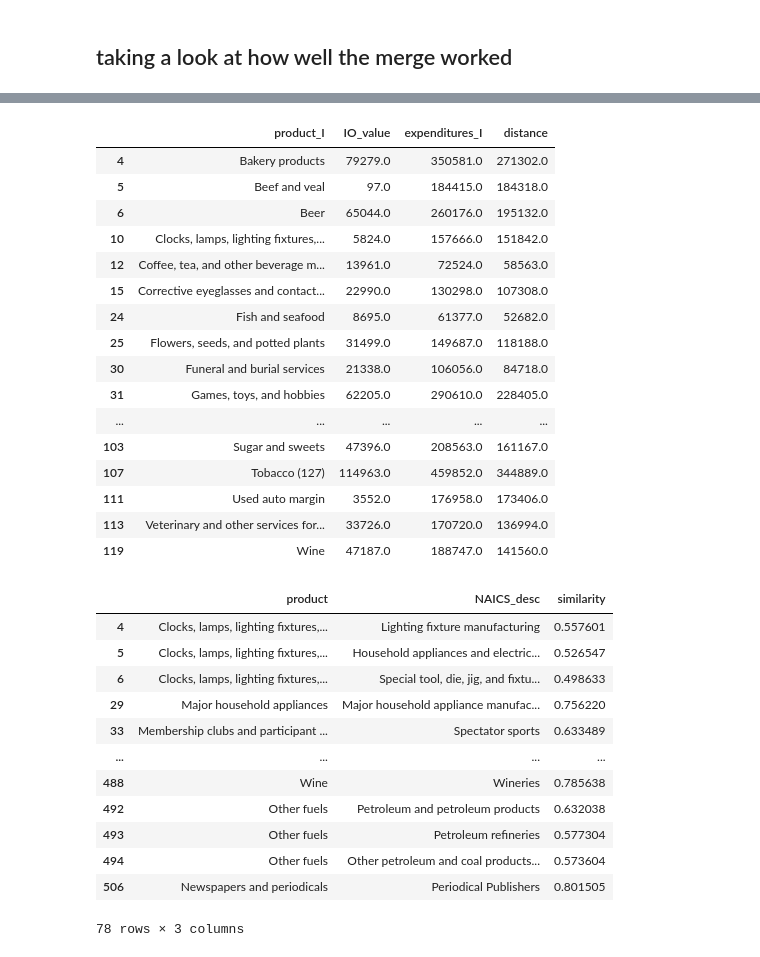
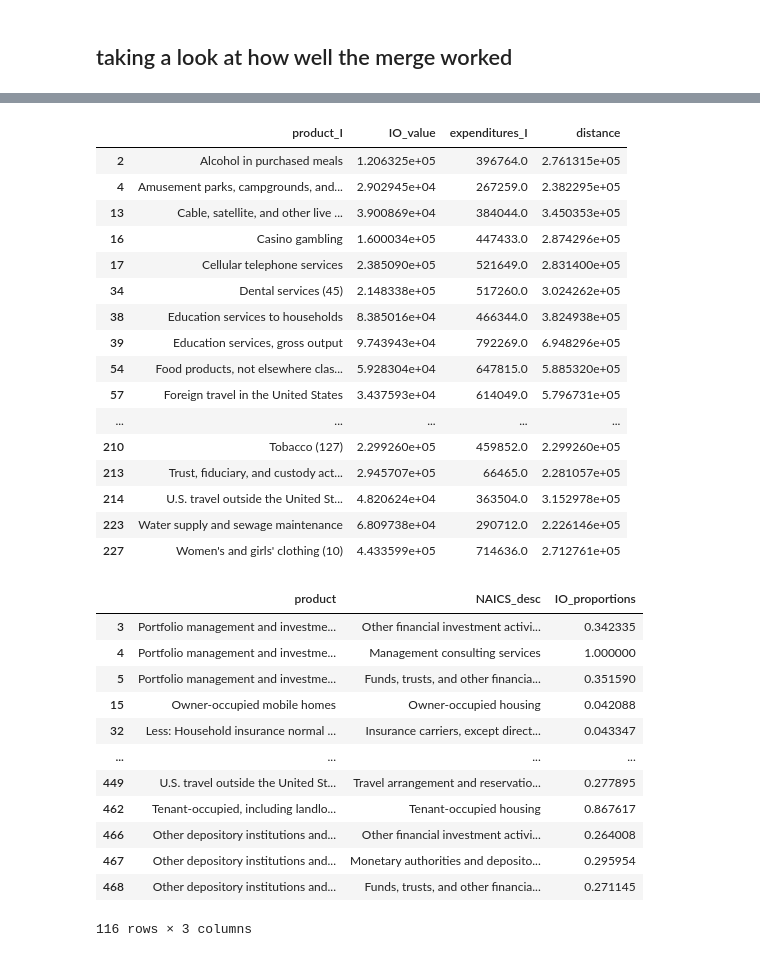
Before and after one commit to emilyfu1/shocks_productionnetworks, a Jupyter notebook: mergechecks.ipynb, the cells around one changed output, grey strips where cells are left out. Saved outputs shown, nothing was run; the diff lists cells and outputs as text; code cells hidden in the pictures.

```diff
--- a/mergechecks.ipynb
+++ b/mergechecks.ipynb
@@ -33,7 +29,7 @@ len(set(data2017['product_I']))
 byproduct['distance'] = np.abs(byproduct['IO_value'] - byproduct['expenditures_I'])
 
 # kinda "outliers" that have a very different value
-outlier_threshold = 50000
+outlier_threshold = 200000
 
 # Filter only the points that are outliers
 outliers = byproduct[byproduct['distance'] > outlier_threshold]
@@ -63,44 +59,44 @@ plt.savefig(path_figures + 'merge_check\\expenditures.pdf')
 outliers
 # %% [output]
 |  | product_I | IO_value | expenditures_I | distance |
-| 4 | Bakery products | 79279.0 | 350581.0 | 271302.0 |
-| 5 | Beef and veal | 97.0 | 184415.0 | 184318.0 |
-| 6 | Beer | 65044.0 | 260176.0 | 195132.0 |
-| 10 | Clocks, lamps, lighting fixtures,... | 5824.0 | 157666.0 | 151842.0 |
-| 12 | Coffee, tea, and other beverage m... | 13961.0 | 72524.0 | 58563.0 |
-| 15 | Corrective eyeglasses and contact... | 22990.0 | 130298.0 | 107308.0 |
-| 24 | Fish and seafood | 8695.0 | 61377.0 | 52682.0 |
-| 25 | Flowers, seeds, and potted plants | 31499.0 | 149687.0 | 118188.0 |
-| 30 | Funeral and burial services | 21338.0 | 106056.0 | 84718.0 |
-| 31 | Games, toys, and hobbies | 62205.0 | 290610.0 | 228405.0 |
+| 2 | Alcohol in purchased meals | 1.206325e+05 | 396764.0 | 2.761315e+05 |
+| 4 | Amusement parks, campgrounds, and... | 2.902945e+04 | 267259.0 | 2.382295e+05 |
+| 13 | Cable, satellite, and other live ... | 3.900869e+04 | 384044.0 | 3.450353e+05 |
+| 16 | Casino gambling | 1.600034e+05 | 447433.0 | 2.874296e+05 |
+| 17 | Cellular telephone services | 2.385090e+05 | 521649.0 | 2.831400e+05 |
+| 34 | Dental services (45) | 2.148338e+05 | 517260.0 | 3.024262e+05 |
+| 38 | Education services to households | 8.385016e+04 | 466344.0 | 3.824938e+05 |
+| 39 | Education services, gross output | 9.743943e+04 | 792269.0 | 6.948296e+05 |
+| 54 | Food products, not elsewhere clas... | 5.928304e+04 | 647815.0 | 5.885320e+05 |
+| 57 | Foreign travel in the United States | 3.437593e+04 | 614049.0 | 5.796731e+05 |
 | ... | ... | ... | ... | ... |
-| 103 | Sugar and sweets | 47396.0 | 208563.0 | 161167.0 |
-| 107 | Tobacco (127) | 114963.0 | 459852.0 | 344889.0 |
-| 111 | Used auto margin | 3552.0 | 176958.0 | 173406.0 |
-| 113 | Veterinary and other services for... | 33726.0 | 170720.0 | 136994.0 |
-| 119 | Wine | 47187.0 | 188747.0 | 141560.0 |
+| 210 | Tobacco (127) | 2.299260e+05 | 459852.0 | 2.299260e+05 |
+| 213 | Trust, fiduciary, and custody act... | 2.945707e+05 | 66465.0 | 2.281057e+05 |
+| 214 | U.S. travel outside the United St... | 4.820624e+04 | 363504.0 | 3.152978e+05 |
+| 223 | Water supply and sewage maintenance | 6.809738e+04 | 290712.0 | 2.226146e+05 |
+| 227 | Women's and girls' clothing (10) | 4.433599e+05 | 714636.0 | 2.712761e+05 |
 # %%
 # go into concordance, which shows some of the issues
 
-concordance = pd.read_pickle(path_cleandata + 'concordance//concordance6_naics6.pkl')
+concordance = pd.read_pickle(path_cleandata + 'concordance//concordance6_naics6_addproportions.pkl')
 outlierproducts = list(outliers['product_I'])
 
 outliermerges = concordance[concordance['product'].isin(outlierproducts)]
 outliermerges
 # %% [output]
-|  | product | NAICS_desc | similarity |
-| 4 | Clocks, lamps, lighting fixtures,... | Lighting fixture manufacturing | 0.557601 |
-| 5 | Clocks, lamps, lighting fixtures,... | Household appliances and electric... | 0.526547 |
-| 6 | Clocks, lamps, lighting fixtures,... | Special tool, die, jig, and fixtu... | 0.498633 |
-| 29 | Major household appliances | Major household appliance manufac... | 0.756220 |
-| 33 | Membership clubs and participant ... | Spectator sports | 0.633489 |
+|  | product | NAICS_desc | IO_proportions |
+| 3 | Portfolio management and investme... | Other financial investment activi... | 0.342335 |
+| 4 | Portfolio management and investme... | Management consulting services | 1.000000 |
+| 5 | Portfolio management and investme... | Funds, trusts, and other financia... | 0.351590 |
+| 15 | Owner-occupied mobile homes | Owner-occupied housing | 0.042088 |
+| 32 | Less: Household insurance normal ... | Insurance carriers, except direct... | 0.043347 |
 | ... | ... | ... | ... |
-| 488 | Wine | Wineries | 0.785638 |
-| 492 | Other fuels | Petroleum and petroleum products | 0.632038 |
-| 493 | Other fuels | Petroleum refineries | 0.577304 |
-| 494 | Other fuels | Other petroleum and coal products... | 0.573604 |
-| 506 | Newspapers and periodicals | Periodical Publishers | 0.801505 |
+| 449 | U.S. travel outside the United St... | Travel arrangement and reservatio... | 0.277895 |
+| 462 | Tenant-occupied, including landlo... | Tenant-occupied housing | 0.867617 |
+| 466 | Other depository institutions and... | Other financial investment activi... | 0.264008 |
+| 467 | Other depository institutions and... | Monetary authorities and deposito... | 0.295954 |
+| 468 | Other depository institutions and... | Funds, trusts, and other financia... | 0.271145 |
-78 rows × 3 columns
+116 rows × 3 columns
 # %%
 # get logs of everything and do an equivalent scatter plot with those
 
```
Also changed, not shown: parts of 3 cells of this notebook.
